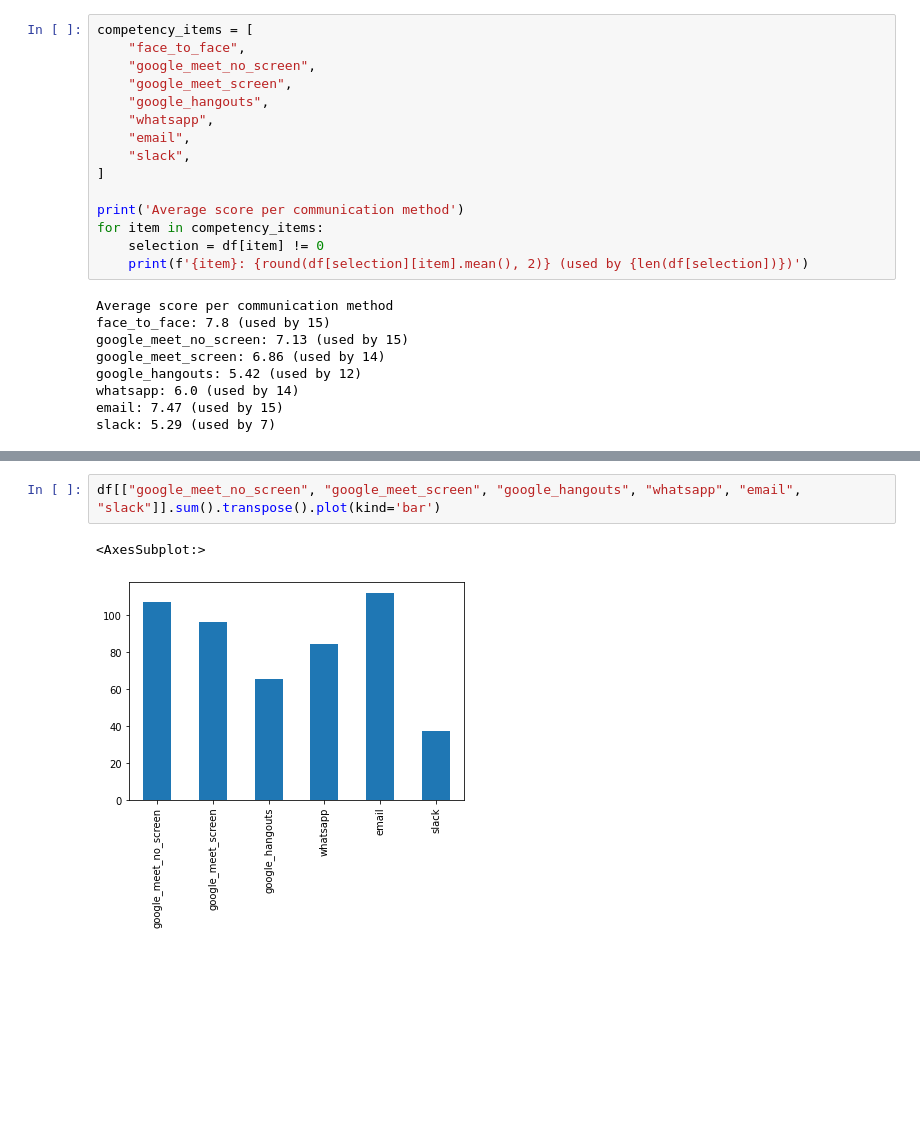
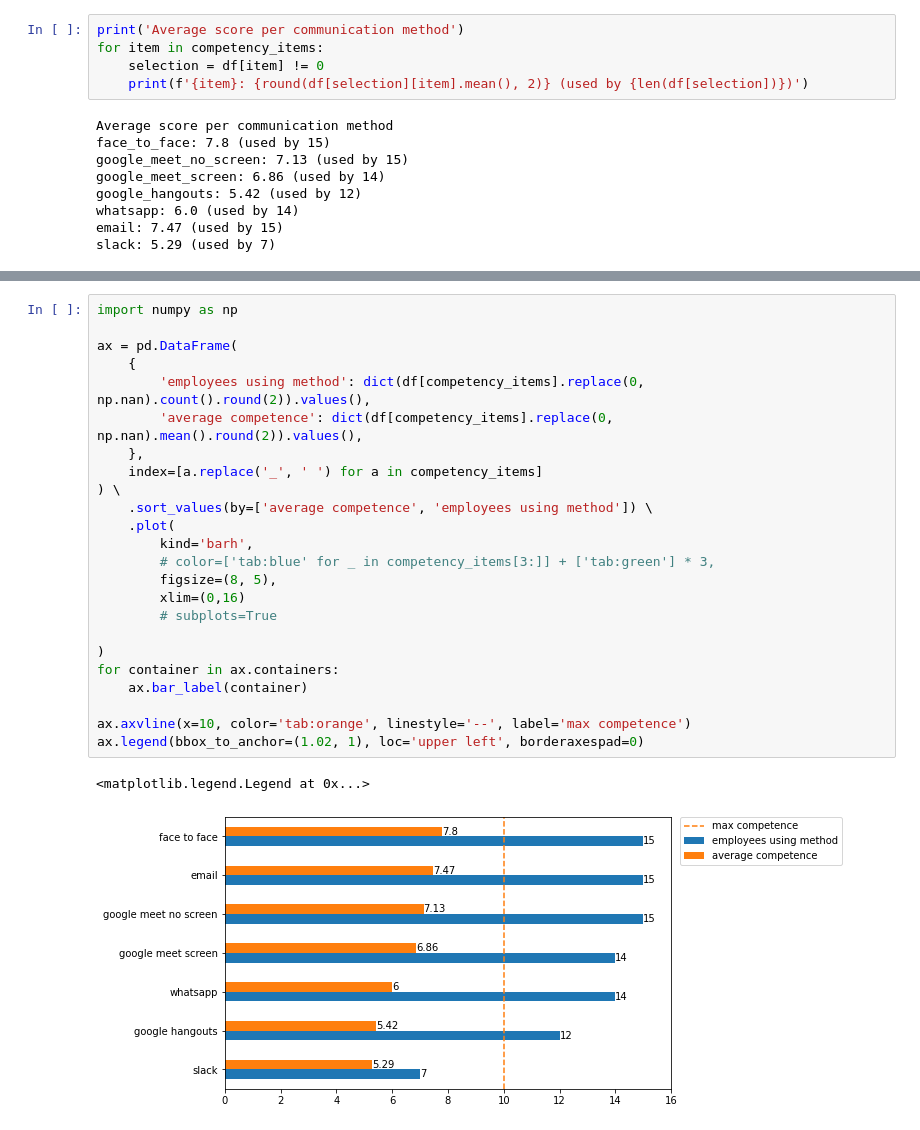
Before and after one commit to WPoelman/cmc, a Jupyter notebook: analyze_questionnaire.ipynb, the cells around one changed output, grey strips where cells are left out. Drawn from its saved outputs; the diff is of its cells as text; blank space fills up the shorter version.

Commit message:
add visualizations and notebook to generate them

```diff
--- a/analyze_questionnaire.ipynb
+++ b/analyze_questionnaire.ipynb
@@ -87,14 +107,4 @@ df[['face_to_face', 'competence_score', 'location_preference', 'location_prefere
 # %%
-competency_items = [
-    "face_to_face",
-    "google_meet_no_screen",
-    "google_meet_screen",
-    "google_hangouts",
-    "whatsapp",
-    "email",
-    "slack",
-]
-
 print('Average score per communication method')
 for item in competency_items:
     selection = df[item] != 0
@@ -166,8 +158,30 @@ pd.DataFrame().from_records(edge_records).to_csv(
 pd.DataFrame().from_records(node_records).to_csv(
     "gephi_test_tools_only_nodes.csv", index=False
 )
-# %%
-df[["google_meet_no_screen", "google_meet_screen", "google_hangouts", "whatsapp", "email", "slack"]].sum().transpose().plot(kind='bar')
-# %% [output]
-<AxesSubplot:>
-[figure, removed]
+# %%
+import numpy as np
+
+ax = pd.DataFrame(
+    {
+        'employees using method': dict(df[competency_items].replace(0, np.nan).count().round(2)).values(),
+        'average competence': dict(df[competency_items].replace(0, np.nan).mean().round(2)).values(),
+    },
+    index=[a.replace('_', ' ') for a in competency_items]
+) \
+    .sort_values(by=['average competence', 'employees using method']) \
+    .plot(
+        kind='barh',
+        # color=['tab:blue' for _ in competency_items[3:]] + ['tab:green'] * 3,
+        figsize=(8, 5),
+        xlim=(0,16)
+        # subplots=True
+
+)
+for container in ax.containers:
+    ax.bar_label(container)
+
+ax.axvline(x=10, color='tab:orange', linestyle='--', label='max competence')
+ax.legend(bbox_to_anchor=(1.02, 1), loc='upper left', borderaxespad=0)
+# %% [output]
+<matplotlib.legend.Legend at 0x...>
+[figure, added]
```
Also changed, not shown: parts of 22 cells of this notebook, 4 other files.
